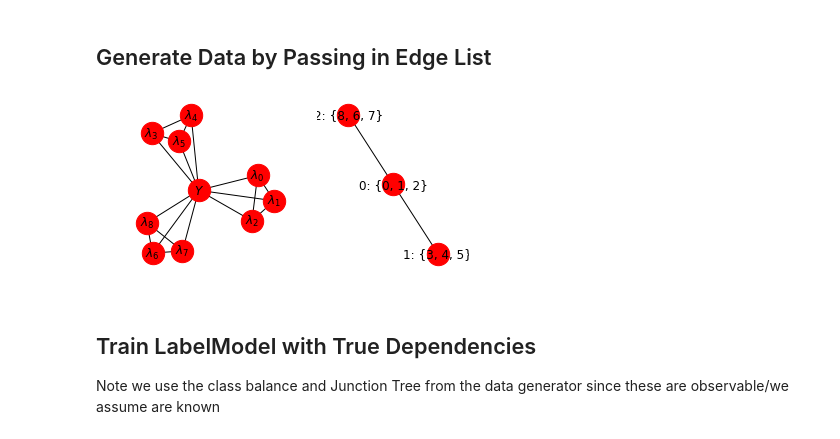
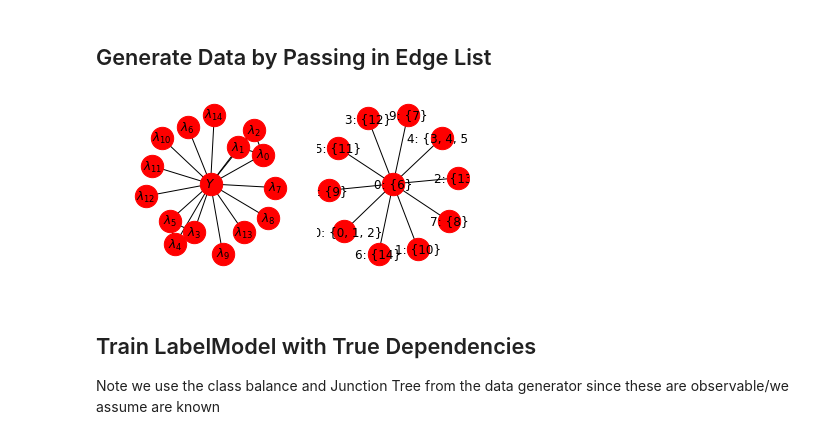
Before and after one commit to HazyResearch/metal, a Jupyter notebook: notebooks/learn_deps_SPA.ipynb, the cells around one changed output. Saved outputs shown, nothing was run; the diff lists cells and outputs as text; code cells hidden in the pictures.

```diff
--- a/notebooks/learn_deps_SPA.ipynb
+++ b/notebooks/learn_deps_SPA.ipynb
@@ -37,38 +54,38 @@ The autoreload extension is already loaded. To reload it, use:
 # %% [markdown]
 ## Generate Data by Passing in Edge List
 # %%
-M = 9
+M = 15
 N = 1000 #not used
 MAX_CLIQUE_SIZE = 3
-NUM_CLIQUES = 3
+NUM_CLIQUES = 2
 K = 2
 HIGHER_ORDER_CLIQUES = False
 
 # Set Graph Structure
 EDGES = generate_edges(M, MAX_CLIQUE_SIZE, NUM_CLIQUES)
 deps_graph = DependenciesGraph(M, EDGES)
 plt.figure(figsize=(6,3))
 plt.subplot(1,2,1)
 deps_graph.draw()
 
 
 #Generate Data
 data = DataGenerator(
     N,
     M,
     k=K,
     abstains=False,
     deps_graph=deps_graph,
     higher_order_cliques=HIGHER_ORDER_CLIQUES
 )
 plt.subplot(1,2,2)
 data.jt.draw()
 
 #get true values for later comparison, label model
 sigma_O = data.get_sigma_O()
 class_balance = data.get_class_balance()
 # %% [output]
-[figure, old version]
+[figure, new version]
 # %% [markdown]
 ## Train LabelModel with True Dependencies
 Note we use the class balance and Junction Tree from the data generator since these are observable/we assume are known
```
Also changed, not shown: parts of 9 cells of this notebook.
